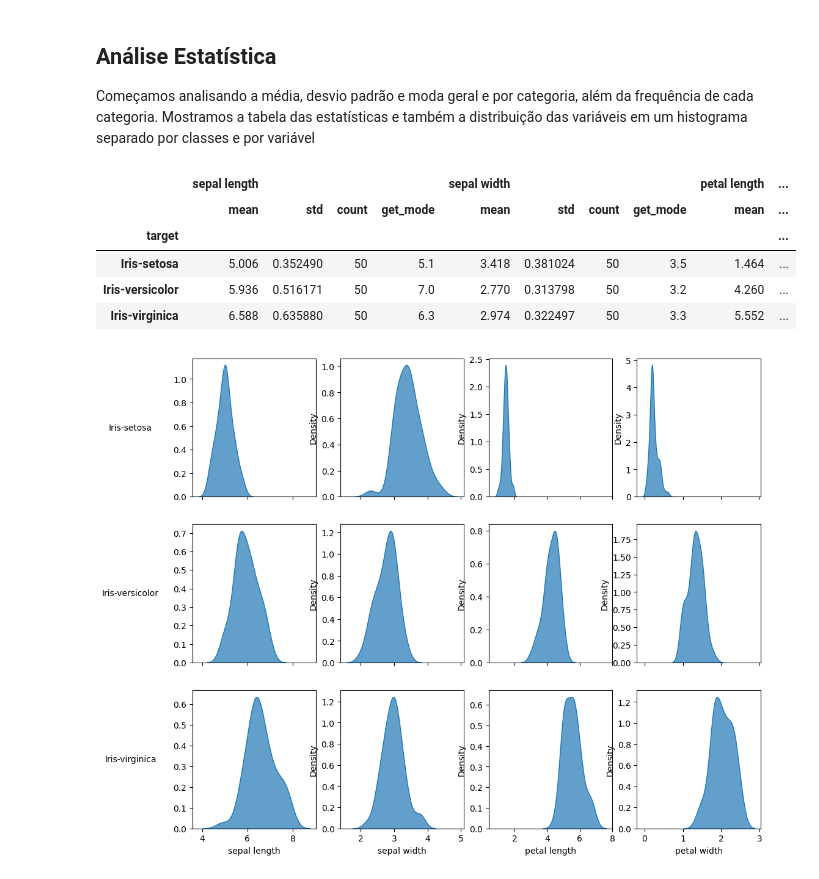
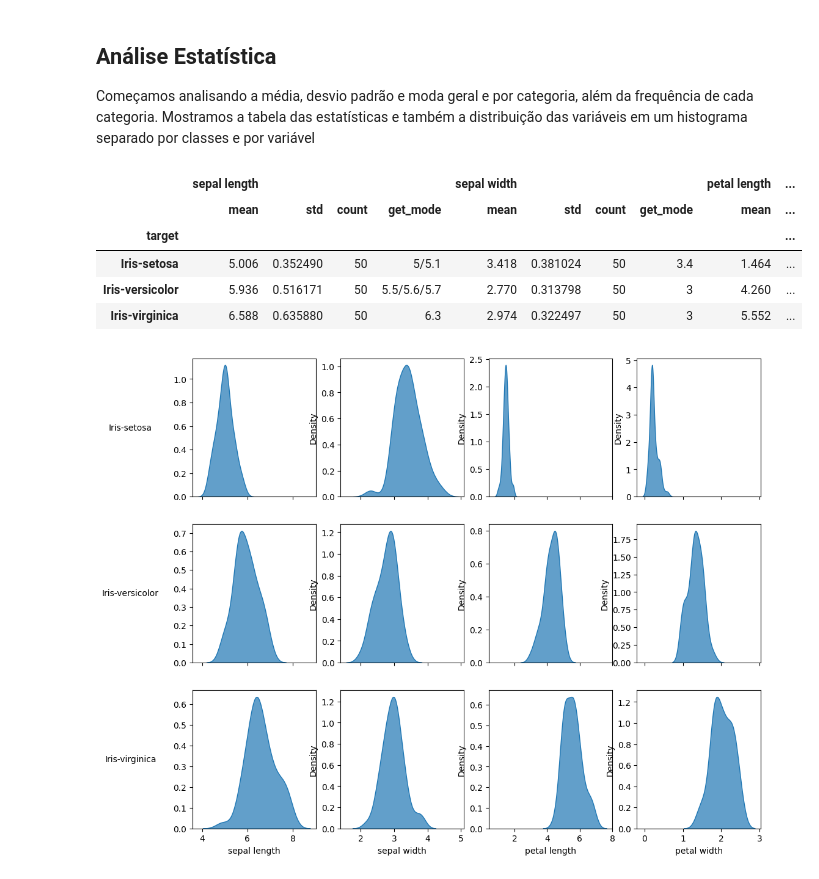
Before and after one commit to AugustC/ta04-classification, a Jupyter notebook: TA04-Classification.ipynb, the cells around one changed output. Drawn from its saved outputs; the diff is of its cells as text; code cells hidden in the pictures.

```diff
--- a/TA04-Classification.ipynb
+++ b/TA04-Classification.ipynb
@@ -18,24 +18,26 @@ Começamos analisando a média, desvio padrão e moda geral e por categoria, al
 # %%
 df['target'] = dataset.y
 
 def get_mode(x):
+    # corrigido: antes devolvia x.iloc[0] (o primeiro valor do grupo), não a moda.
+    # Quando há empate, mostra todas as modas.
     mode = x.mode()
-    return x.iloc[0] if not mode.empty else None
+    return '/'.join(f'{v:g}' for v in mode) if not mode.empty else None
 
 aggregation = df.groupby('target').agg({
     'sepal length' : ["mean", "std", "count", get_mode],
     'sepal width' : ["mean", "std", "count", get_mode],
     'petal length' : ["mean", "std", "count", get_mode],
     'petal width' : ["mean", "std", "count", get_mode],
     })
 aggregation
 # %% [output]
 |  | sepal length |  |  |  | sepal width |  |  |  | petal length | ... |
 |  | mean | std | count | get_mode | mean | std | count | get_mode | mean | ... |
 | target |  |  |  |  |  |  |  |  |  | ... |
-| Iris-setosa | 5.006 | 0.352490 | 50 | 5.1 | 3.418 | 0.381024 | 50 | 3.5 | 1.464 | ... |
-| Iris-versicolor | 5.936 | 0.516171 | 50 | 7.0 | 2.770 | 0.313798 | 50 | 3.2 | 4.260 | ... |
-| Iris-virginica | 6.588 | 0.635880 | 50 | 6.3 | 2.974 | 0.322497 | 50 | 3.3 | 5.552 | ... |
+| Iris-setosa | 5.006 | 0.352490 | 50 | 5/5.1 | 3.418 | 0.381024 | 50 | 3.4 | 1.464 | ... |
+| Iris-versicolor | 5.936 | 0.516171 | 50 | 5.5/5.6/5.7 | 2.770 | 0.313798 | 50 | 3 | 4.260 | ... |
+| Iris-virginica | 6.588 | 0.635880 | 50 | 6.3 | 2.974 | 0.322497 | 50 | 3 | 5.552 | ... |
 # %%
 plot_distributions(df, 'target')
 # %% [output]
```
Also changed, not shown: parts of 22 cells of this notebook, 5 other files.
